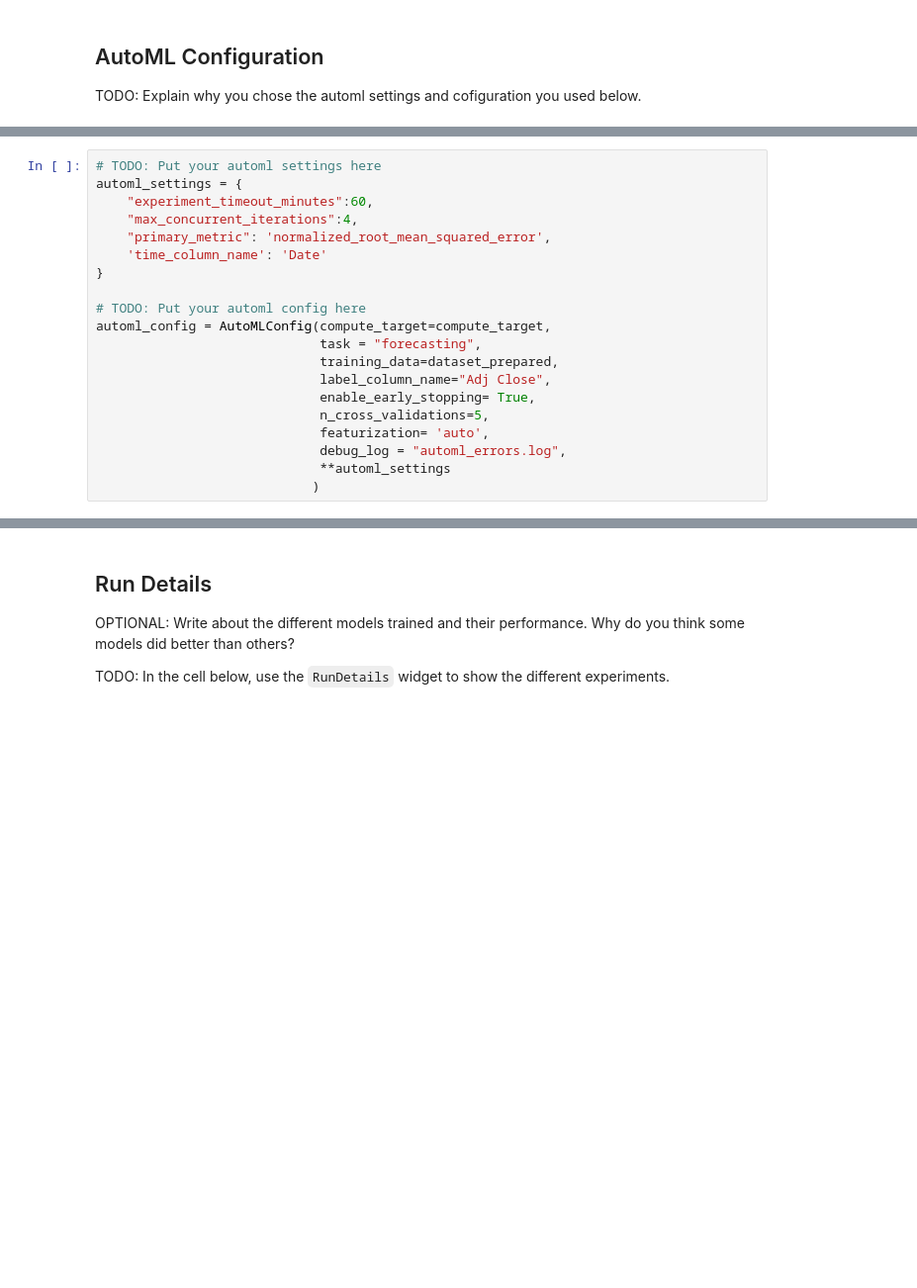
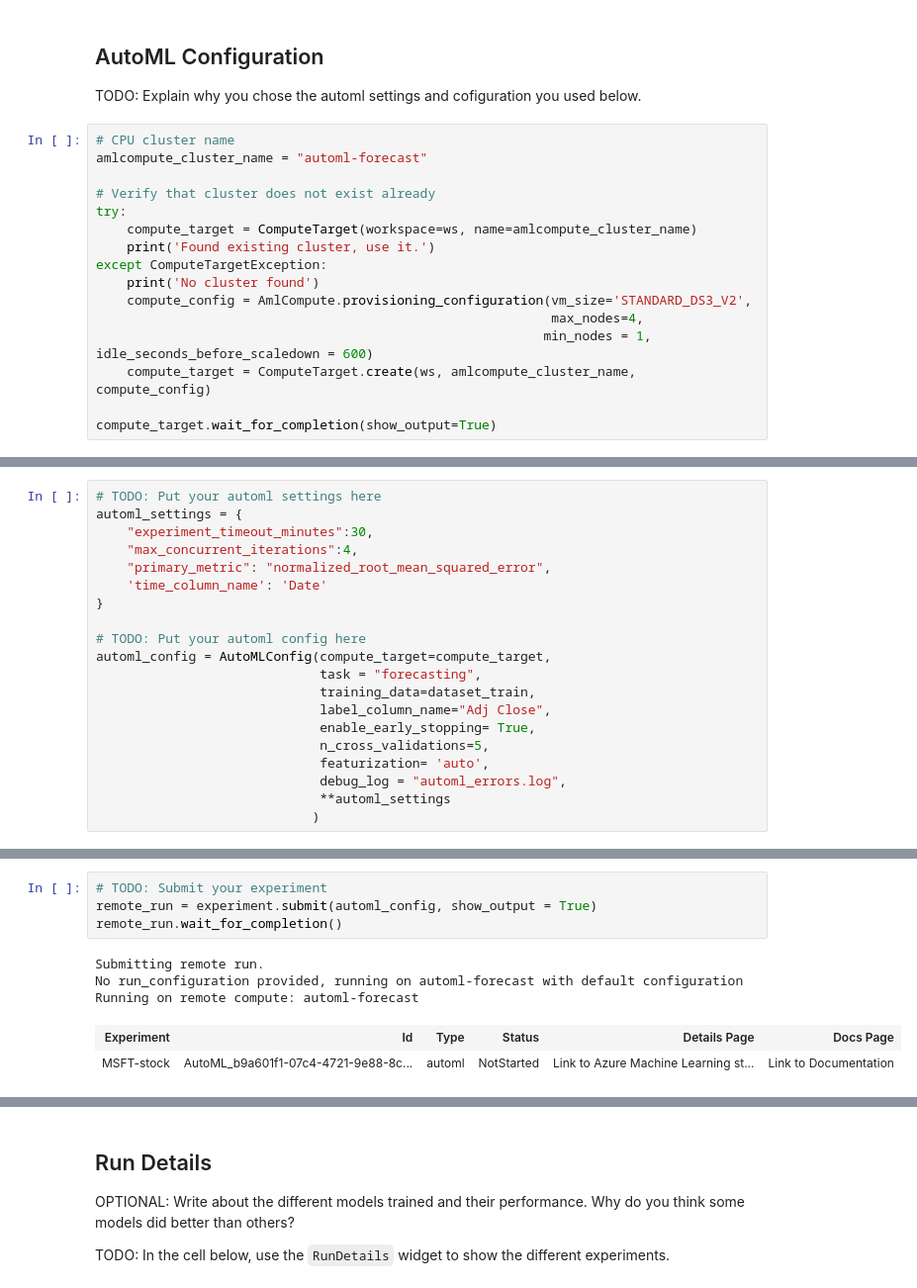
Before and after one commit to avensam/AutoML_forecasting, a Jupyter notebook: starter_file/automl.ipynb, the cells around one changed output, grey strips where cells are left out. Shown at 99% size. Saved outputs shown, nothing was run; the diff lists cells and outputs as text; blank space fills up the shorter version.

```diff
--- a/starter_file/automl.ipynb
+++ b/starter_file/automl.ipynb
@@ -264,3 +151,19 @@ Minimum number of nodes requested have been provisioned
 ## AutoML Configuration
 
 TODO: Explain why you chose the automl settings and cofiguration you used below.
+# %%
+# CPU cluster name
+amlcompute_cluster_name = "automl-forecast"
+
+# Verify that cluster does not exist already
+try:
+    compute_target = ComputeTarget(workspace=ws, name=amlcompute_cluster_name)
+    print('Found existing cluster, use it.')
+except ComputeTargetException:
+    print('No cluster found')
+    compute_config = AmlCompute.provisioning_configuration(vm_size='STANDARD_DS3_V2',
+                                                           max_nodes=4,
+                                                          min_nodes = 1, idle_seconds_before_scaledown = 600)
+    compute_target = ComputeTarget.create(ws, amlcompute_cluster_name, compute_config)
+
+compute_target.wait_for_completion(show_output=True)
@@ -267,16 +174,16 @@ TODO: Explain why you chose the automl settings and cofiguration you used below.
 # %%
 # TODO: Put your automl settings here
 automl_settings = {
-    "experiment_timeout_minutes":60,
+    "experiment_timeout_minutes":30,
     "max_concurrent_iterations":4,
-    "primary_metric": 'normalized_root_mean_squared_error',
+    "primary_metric": "normalized_root_mean_squared_error",
     'time_column_name': 'Date'
 }
 
 # TODO: Put your automl config here
 automl_config = AutoMLConfig(compute_target=compute_target,
                              task = "forecasting",
-                             training_data=dataset_prepared,
+                             training_data=dataset_train,
                              label_column_name="Adj Close",
                              enable_early_stopping= True,
                              n_cross_validations=5,
@@ -321,0 +194,10 @@ DESCRIPTION:  Automated ML detected enough data points for each series in the in
+# %%
+# TODO: Submit your experiment
+remote_run = experiment.submit(automl_config, show_output = True)
+remote_run.wait_for_completion()
+# %% [output]
+Submitting remote run.
+No run_configuration provided, running on automl-forecast with default configuration
+Running on remote compute: automl-forecast
+| Experiment | Id | Type | Status | Details Page | Docs Page |
+| MSFT-stock | AutoML_b9a601f1-07c4-4721-9e88-8c... | automl | NotStarted | Link to Azure Machine Learning st... | Link to Documentation |
```
Also changed, not shown: parts of 30 cells of this notebook, 19 other files.
